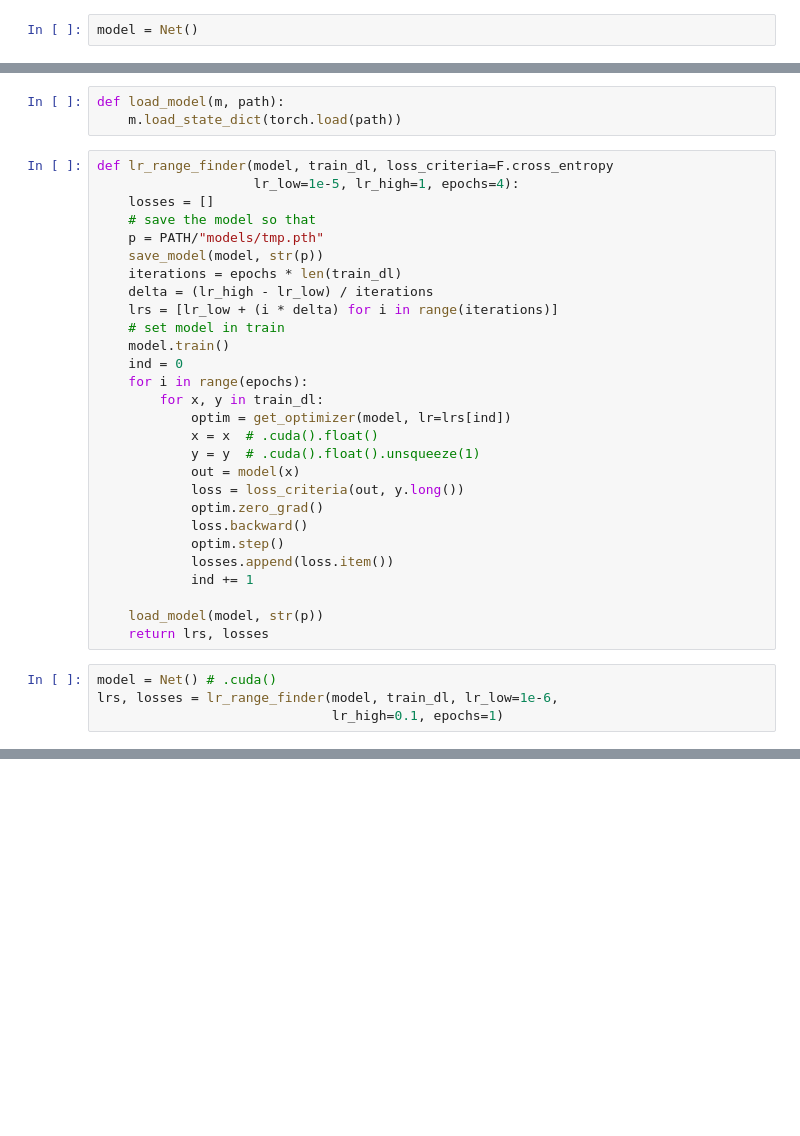
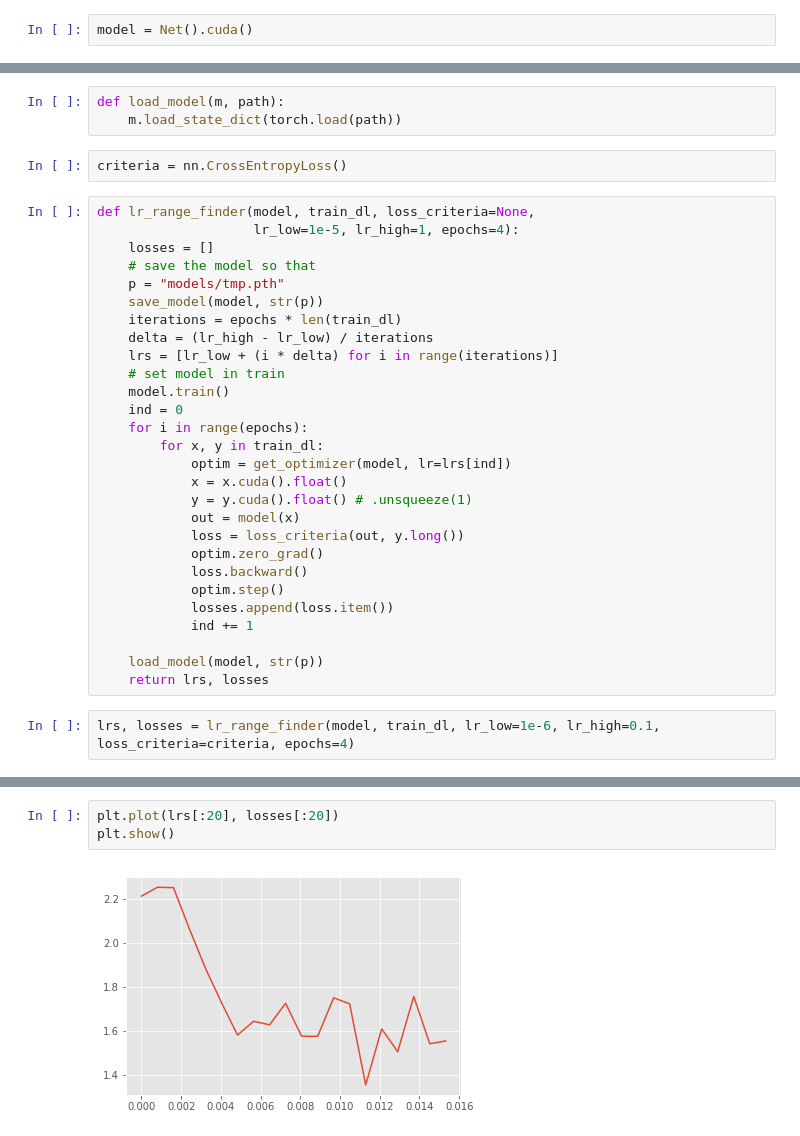
Before and after one commit to gokul-krishna/kaggle_competitions, a Jupyter notebook: CameraIdentification/Camera_Identification.ipynb, the cells around one changed output, grey strips where cells are left out. Cells and saved outputs as stored; diff of their text form; blank space fills up the shorter version.

Commit message:
modified to add more cpu workers and tested in cuda

```diff
--- a/CameraIdentification/Camera_Identification.ipynb
+++ b/CameraIdentification/Camera_Identification.ipynb
@@ -166,7 +166,7 @@ class Net(nn.Module):
         x = self.fc2(x)
         return x
 # %%
-model = Net()
+model = Net().cuda()
 # %%
 x, y = next(iter(train_dl))
 # %%
@@ -247,12 +249,14 @@ def save_model(m, path):
 # %%
 def load_model(m, path):
     m.load_state_dict(torch.load(path))
+# %%
+criteria = nn.CrossEntropyLoss()
 # %%
-def lr_range_finder(model, train_dl, loss_criteria=F.cross_entropy
+def lr_range_finder(model, train_dl, loss_criteria=None,
                     lr_low=1e-5, lr_high=1, epochs=4):
     losses = []
     # save the model so that
-    p = PATH/"models/tmp.pth"
+    p = "models/tmp.pth"
     save_model(model, str(p))
     iterations = epochs * len(train_dl)
     delta = (lr_high - lr_low) / iterations
@@ -263,8 +267,8 @@ def lr_range_finder(model, train_dl, loss_criteria=F.cross_entropy
     for i in range(epochs):
         for x, y in train_dl:
             optim = get_optimizer(model, lr=lrs[ind])
-            x = x  # .cuda().float()
-            y = y  # .cuda().float().unsqueeze(1)
+            x = x.cuda().float()
+            y = y.cuda().float() # .unsqueeze(1)
             out = model(x)
             loss = loss_criteria(out, y.long())
             optim.zero_grad()
@@ -276,9 +280,7 @@ def lr_range_finder(model, train_dl, loss_criteria=F.cross_entropy
     load_model(model, str(p))
     return lrs, losses
 # %%
-model = Net() # .cuda()
-lrs, losses = lr_range_finder(model, train_dl, lr_low=1e-6,
-                              lr_high=0.1, epochs=1)
+lrs, losses = lr_range_finder(model, train_dl, lr_low=1e-6, lr_high=0.1, loss_criteria=criteria, epochs=4)
 # %%
 plt.plot(lrs, losses)
 plt.show()
@@ -284,0 +289,5 @@ plt.show()
+# %%
+plt.plot(lrs[:20], losses[:20])
+plt.show()
+# %% [output]
+[figure, added]
```
Also changed, not shown: parts of 16 cells of this notebook.
